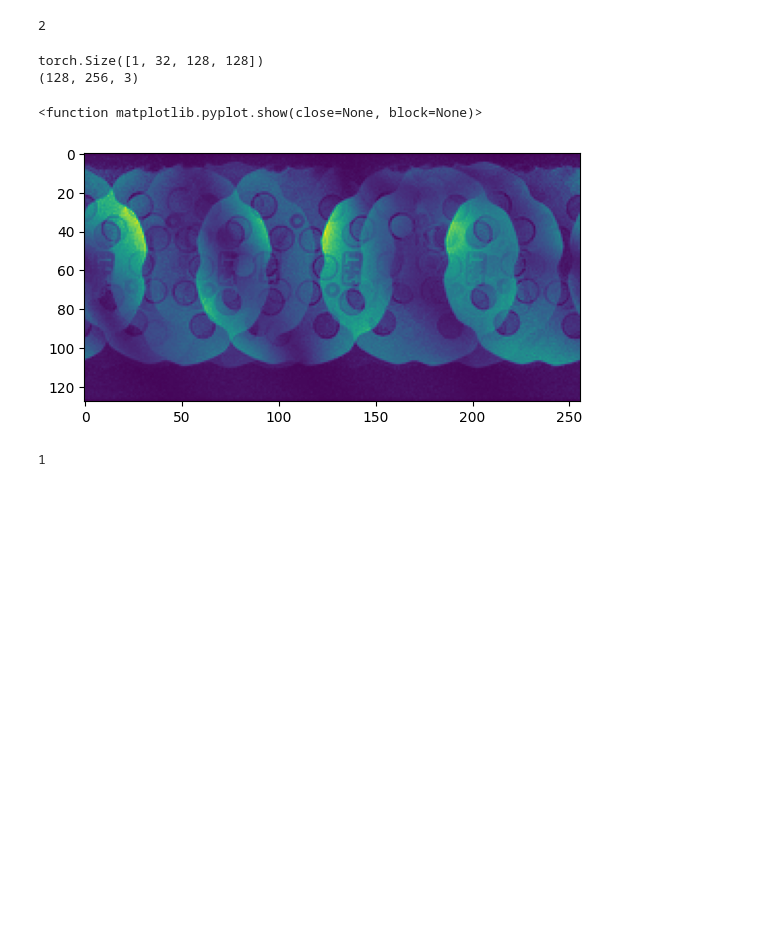
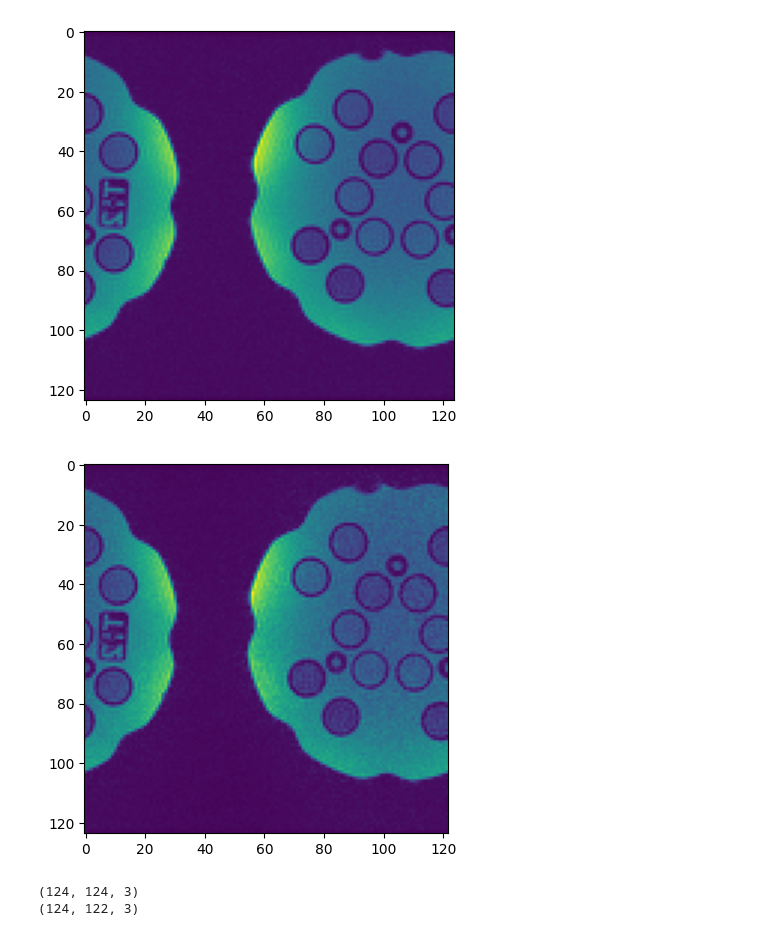
Before and after one commit to AdaptiveMRILab/MultibandMRI, a Jupyter notebook: dev.ipynb, the cells around one changed output. Cells and saved outputs as stored; diff of their text form; code cells hidden in the pictures; blank space fills up the shorter version.

Commit message:
slice grappa overhaul debug 30

```diff
--- a/dev.ipynb
+++ b/dev.ipynb
@@ -49,10 +49,10 @@ img = np.stack([img[:,:128,:], img[:,128:256,:],img[:,256:,:]], axis=-1)
 data = fft2d(img, dims=(0,1))
 
 # add CAIPI shifts to calibration data
-# data[:,1::3,:,0] = data[:,1::3,:,0] * np.exp(1j*2*np.pi/3)
-# data[:,2::3,:,0] = data[:,2::3,:,0] * np.exp(1j*4*np.pi/3)
-# data[:,1::3,:,2] = data[:,1::3,:,2] * np.exp(-1j*2*np.pi/3)
-# data[:,2::3,:,2] = data[:,2::3,:,2] * np.exp(-1j*4*np.pi/3)
+data[:,1::3,:,0] = data[:,1::3,:,0] * np.exp(1j*2*np.pi/3)
+data[:,2::3,:,0] = data[:,2::3,:,0] * np.exp(1j*4*np.pi/3)
+data[:,1::3,:,2] = data[:,1::3,:,2] * np.exp(-1j*2*np.pi/3)
+data[:,2::3,:,2] = data[:,2::3,:,2] * np.exp(-1j*4*np.pi/3)
 
 nacs = 32
 i1 = int(data.shape[1]/2 - nacs/2)
@@ -61,7 +61,6 @@ calib_data = data[:,i1:i2,...]
 
 target = torch.tensor(calib_data.transpose(3,2,0,1), dtype=torch.complex64, device=device)
 
-
 # calibrate the kernels
-sg1 = slice_grappa(target, accel=(1,1), kernel_size=(3,3), tik=0.0)
-sg2 = slice_grappa(target, accel=(1,2), kernel_size=(3,3), tik=0.0)
+sg1 = slice_grappa(target, accel=(1,1), kernel_size=(5,5), tik=0.0)
+sg2 = slice_grappa(target, accel=(1,2), kernel_size=(5,4), tik=0.0)
@@ -90,44 +67,28 @@ RuntimeError: shape '[3, 32, 128, -1]' is invalid for input of size 1499904
-# %%
-
-kernel_size = 4
-phase_accel = 2
-
-(kernel_size-1)*phase_accel // 2 - 1
-# %% [output]
-2
 # %%
-aliased_source = torch.tensor(aliased_ksp[None,...].transpose(0,3,1,2))
+aliased_source = torch.tensor(aliased_ksp.transpose(2,0,1)[None,...], dtype=torch.complex64, device=device)
+recon_R1 = sg1.apply(aliased_source).cpu().numpy().transpose(2,3,0,1)
+recon_R1 = ifft2d(recon_R1, dims=(0,1))
+recon_R1 = np.sqrt(np.sum(np.abs(recon_R1 * recon_R1.conj()), axis=-1))
 
-# in-plane acceleration
 aliased_source[...,1::2] = 0.0
-print(aliased_source.shape)
+recon_R2 = sg2.apply(aliased_source).cpu().numpy().transpose(2,3,0,1)
+recon_R2 = ifft2d(recon_R2, dims=(0,1))
+recon_R2 = np.sqrt(np.sum(np.abs(recon_R2 * recon_R2.conj()), axis=-1))
 
-recon = sg.apply(aliased_source)
-recon = recon.detach().cpu().numpy().transpose(2,3,0,1)
-recon = ifft2d(recon, dims=(0,1))
-recon = np.sqrt(np.sum(np.abs(recon * recon.conj()), axis=-1))
-print(recon.shape)
-
-# A_test = extract_and_flatten_multicoil_kspace_patches(aliased_source, kernel_size=kernel_size, pad=True)[:,None,:,:]
-# print(A_test.shape)
-# AX = A_test@X
-# AX = AX.view(3, 32, 128, 128)
-# print(AX.shape)
-
-# recon = AX.detach().cpu().numpy().transpose(2,3,0,1)
-# recon = ifft2d(recon, dims=(0,1))
-# recon = np.sqrt(np.sum(np.abs(recon * recon.conj()), axis=-1))
-# print(recon.shape)
+slc = 2
 
 plt.figure()
-plt.imshow(recon[:,:,2])
-plt.show
+plt.imshow(recon_R1[:,:,slc])
+plt.show()
+
+plt.figure()
+plt.imshow(recon_R2[:,:,slc])
+plt.show()
+
+print(recon_R1.shape)
+print(recon_R2.shape)
 # %% [output]
+[figure, new version]
+[figure, added]
-torch.Size([1, 32, 128, 128])
-(128, 256, 3)
+(124, 124, 3)
+(124, 122, 3)
-<function matplotlib.pyplot.show(close=None, block=None)>
-[figure, old version]
-# %%
-3//2
-# %% [output]
-1
```
Also changed, not shown: parts of 2 cells of this notebook, 1 other file.
